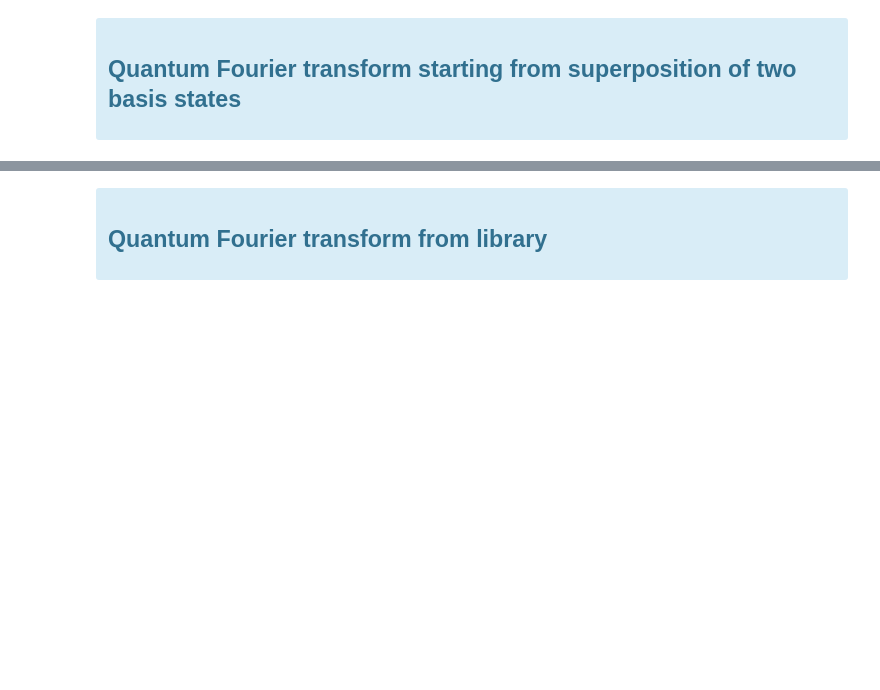
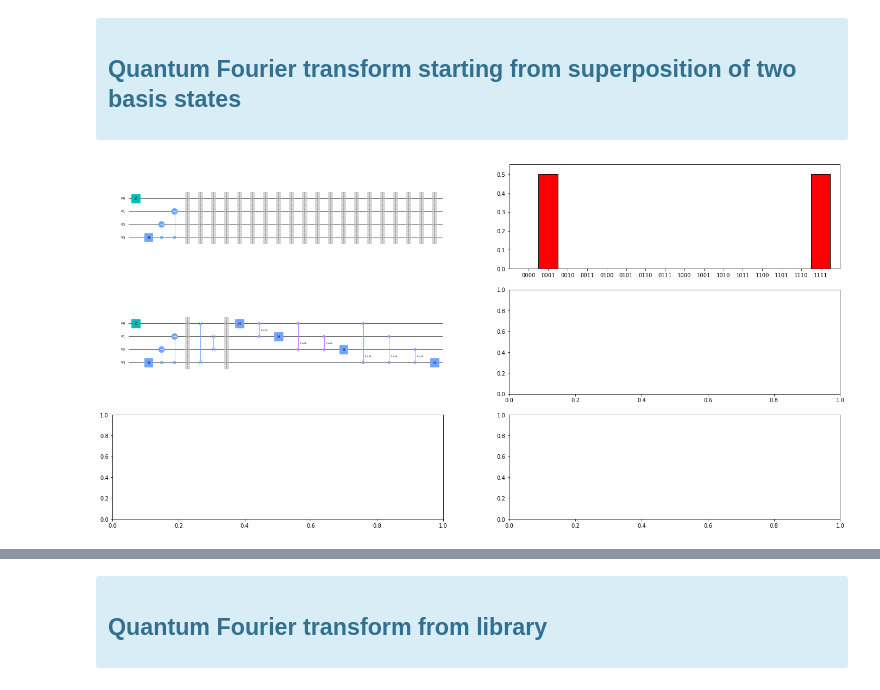
Before and after one commit to lohyenlee/phys492, a Jupyter notebook: qiskit4-Algorithms.ipynb, the cells around one changed output, grey strips where cells are left out. Saved outputs shown, nothing was run; the diff lists cells and outputs as text; code cells hidden in the pictures; blank space fills up the shorter version.

```diff
--- a/qiskit4-Algorithms.ipynb
+++ b/qiskit4-Algorithms.ipynb
@@ -194,35 +194,43 @@ psi =  [ 2.50e-01-5.02e-17j -2.31e-01+9.57e-02j  1.77e-01-1.77e-01j -9.57e-02+2.
 # %%
 def initStates(cir,vals):
   if vals==0:        pass
   elif vals==1:      cir.x(0)
   elif vals=='all':  cir.h(0); cir.h(1); cir.h(2); cir.h(3)
   elif vals==[1,15]: cir.h(3); cir.cx(3,2); cir.cx(3,1); cir.x(0)
   elif vals==[2,14]: cir.h(3); cir.cx(3,2); cir.x(1)
   elif vals==[3,13]: cir.h(3); cir.cx(3,2); cir.cx(3,1); cir.x(1); cir.x(0)
   elif vals==[4,12]: cir.h(3); cir.x(2)
 
 def myInit(cir):   initStates(cir,[1,15])
 
-sim = qiskit.BasicAer.get_backend('statevector_simulator')
-fig,axs = plt.subplots(2,2,figsize=(24,6)); axs[1,0].axis('off')
+sim = qiskit.Aer.get_backend('statevector_simulator')
+fig,axs = plt.subplots(3,2,figsize=(24,12)); axs[1,0].axis('off')
 #======== Calculate initial state
 cir = qiskit.QuantumCircuit(4)
 myInit(cir)
 [cir.barrier() for i in range(20)]
 cir.draw('mpl',justify='none',fold=-1,ax=axs[0,0])
-psi = sim.run(qiskit.transpile(cir,sim)).result().get_statevector(cir)
+res = sim.run(qiskit.transpile(cir,sim)).result()
+psi = res.get_statevector(cir)
+#cts = res.get_counts(cir)
 plotStateVector (psi,ax=axs[0,1])
+
 #======== Calculate final state
 cir = qiskit.QuantumCircuit(4)
 myInit(cir)
 cir.barrier()
 cir.swap(0,3); cir.swap(1,2)                     # Bit-reversal permutation
 cir.barrier()
 #======== Quantum Fourier transform
 cir.h(0); cir.cp(np.pi/2, 1,0); cir.cp(np.pi/4, 2,0); cir.cp(np.pi/8, 3,0)
 cir.h(1); cir.cp(np.pi/2, 2,1); cir.cp(np.pi/4, 3,1)
 cir.h(2); cir.cp(np.pi/2, 3,2)
 cir.h(3)
 cir.draw('mpl',justify='none',fold=-1,ax=axs[1,0])
-psi = sim.run(qiskit.transpile(cir,sim)).result().get_statevector(cir)
-plotStateVector(psi,ax=axs[1,1])
+res = sim.run(qiskit.transpile(cir,sim),shots=10).result()
+psi = res.get_statevector(cir)
+cts = res.get_counts(cir)
+#plotStateVector(psi,ax=axs[1,1])
+#plotHistogram(cts,ax=axs[2,1],fc='#9cf',textrot=0)
+# %% [output]
+[figure, added]
```
Also changed, not shown: parts of 1 cell of this notebook, 4 other files.
